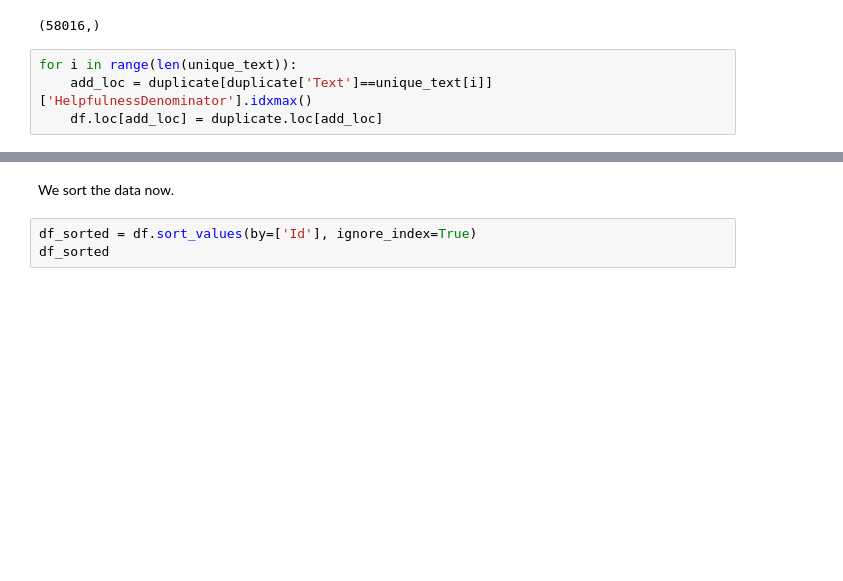
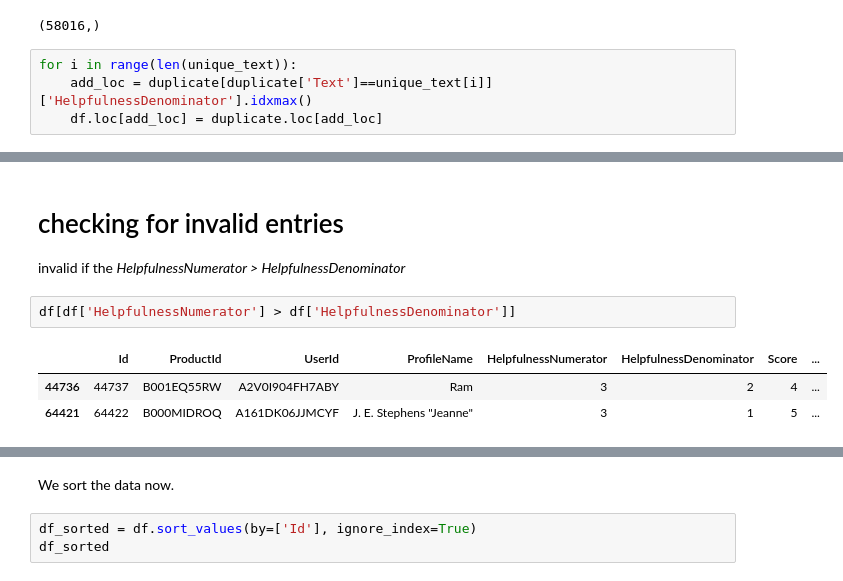
Before and after one commit to shivani-nandani/sentiment-analysis, a Jupyter notebook: codes/read_data.ipynb, the cells around one changed output, grey strips where cells are left out. Cells and saved outputs as stored; diff of their text form; blank space fills up the shorter version.

```diff
--- a/codes/read_data.ipynb
+++ b/codes/read_data.ipynb
@@ -114,0 +118,9 @@ df
+# %% [markdown]
+# checking for invalid entries
+invalid if the _HelpfulnessNumerator > HelpfulnessDenominator_
+# %%
+df[df['HelpfulnessNumerator'] > df['HelpfulnessDenominator']]
+# %% [output]
+|  | Id | ProductId | UserId | ProfileName | HelpfulnessNumerator | HelpfulnessDenominator | Score | ... |
+| 44736 | 44737 | B001EQ55RW | A2V0I904FH7ABY | Ram | 3 | 2 | 4 | ... |
+| 64421 | 64422 | B000MIDROQ | A161DK06JJMCYF | J. E. Stephens "Jeanne" | 3 | 1 | 5 | ... |
```
Also changed, not shown: parts of 18 cells of this notebook, 3 other files.
